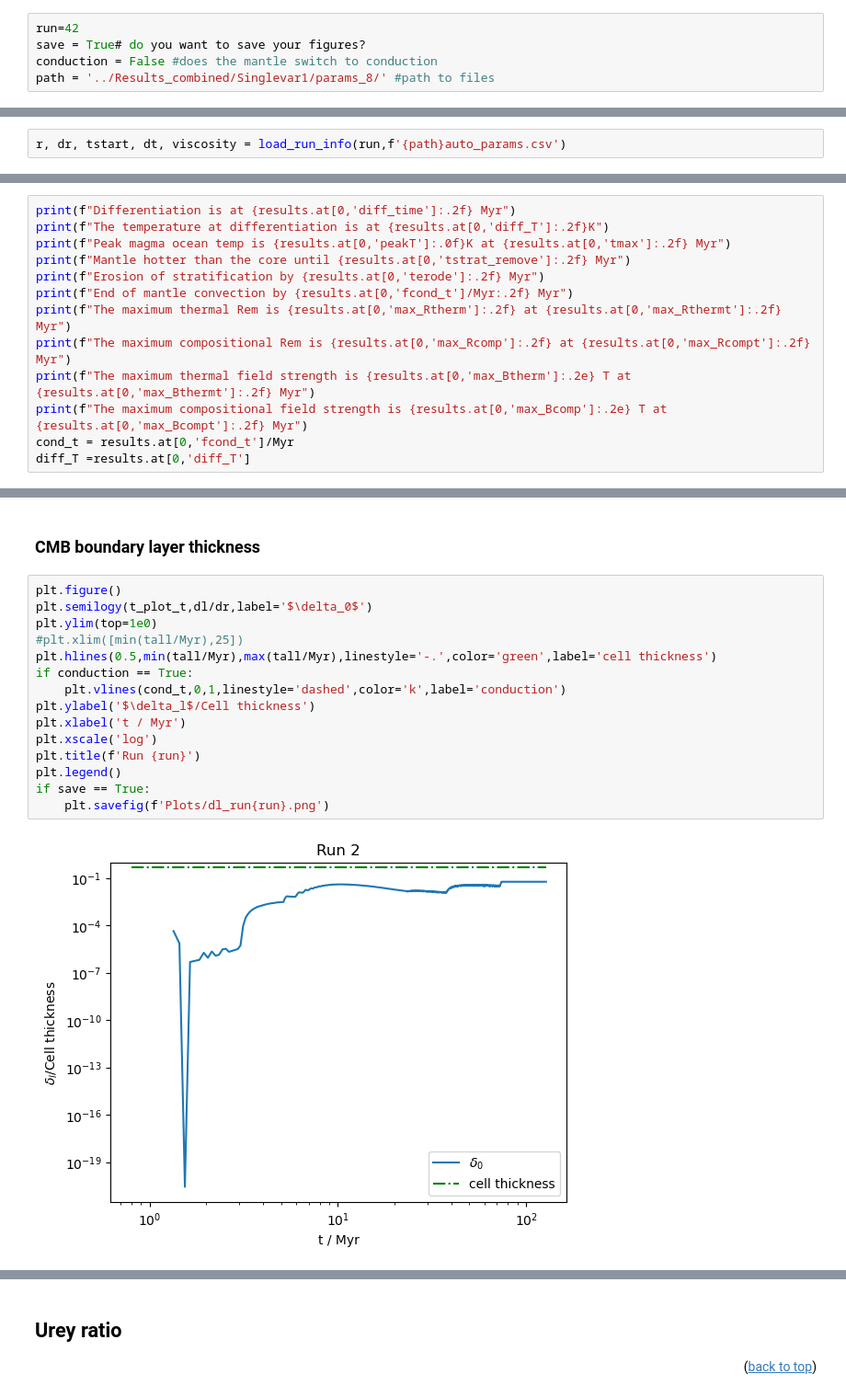
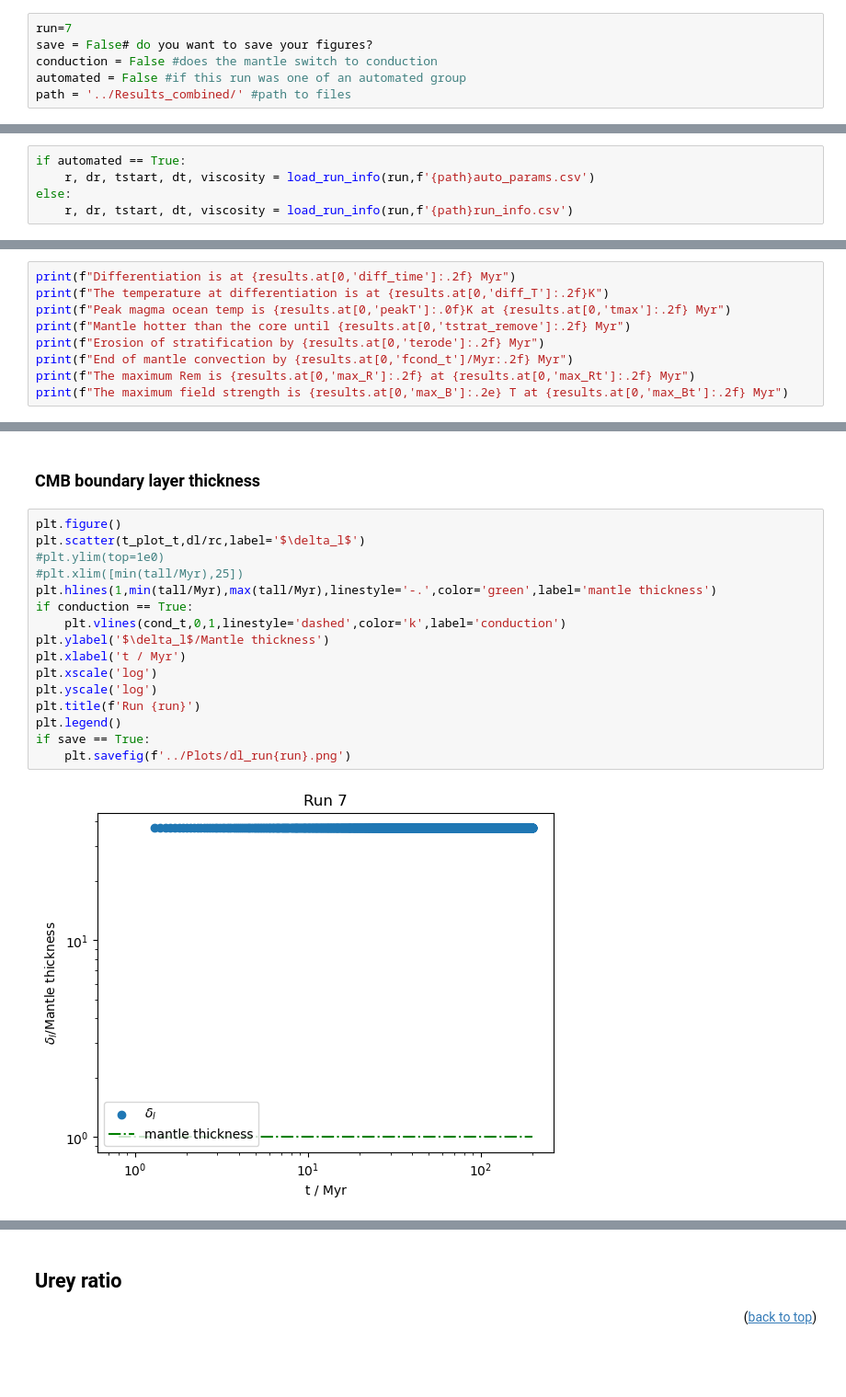
Before and after one commit to Hannah-RS/planetesimal-magnetic-history, a Jupyter notebook: Plotting_scripts/plot_combined.ipynb, the cells around one changed output, grey strips where cells are left out. Shown at 92% size. Cells and saved outputs as stored; diff of their text form; blank space fills up the shorter version.

Commit message:
Updated magnetic field plotting

```diff
--- a/Plotting_scripts/plot_combined.ipynb
+++ b/Plotting_scripts/plot_combined.ipynb
@@ -33,10 +34,11 @@ from plotting_constants import Myr, Tml, Tms
 # %% [markdown]
 Choose run and whether you want to save figure
 # %%
-run=42
-save = True# do you want to save your figures?
+run=7
+save = False# do you want to save your figures?
 conduction = False #does the mantle switch to conduction
-path = '../Results_combined/Singlevar1/params_8/' #path to files
+automated = False #if this run was one of an automated group
+path = '../Results_combined/' #path to files
 # %% [markdown]
 Load npz files for differentiation
 # %%
@@ -95,5 +87,8 @@ Run Info
 # %%
-r, dr, tstart, dt, viscosity = load_run_info(run,f'{path}auto_params.csv')
+if automated == True:
+    r, dr, tstart, dt, viscosity = load_run_info(run,f'{path}auto_params.csv')
+else:
+    r, dr, tstart, dt, viscosity = load_run_info(run,f'{path}run_info.csv')
 # %% [markdown]
 Calculate silicate melt content for thermal evolution
 # %%
@@ -126,11 +121,7 @@ print(f"Peak magma ocean temp is {results.at[0,'peakT']:.0f}K at {results.at[0,'
 print(f"Mantle hotter than the core until {results.at[0,'tstrat_remove']:.2f} Myr")
 print(f"Erosion of stratification by {results.at[0,'terode']:.2f} Myr")
 print(f"End of mantle convection by {results.at[0,'fcond_t']/Myr:.2f} Myr")
-print(f"The maximum thermal Rem is {results.at[0,'max_Rtherm']:.2f} at {results.at[0,'max_Rthermt']:.2f} Myr")
-print(f"The maximum compositional Rem is {results.at[0,'max_Rcomp']:.2f} at {results.at[0,'max_Rcompt']:.2f} Myr")
-print(f"The maximum thermal field strength is {results.at[0,'max_Btherm']:.2e} T at {results.at[0,'max_Bthermt']:.2f} Myr")
-print(f"The maximum compositional field strength is {results.at[0,'max_Bcomp']:.2e} T at {results.at[0,'max_Bcompt']:.2f} Myr")
-cond_t = results.at[0,'fcond_t']/Myr
-diff_T =results.at[0,'diff_T']
+print(f"The maximum Rem is {results.at[0,'max_R']:.2f} at {results.at[0,'max_Rt']:.2f} Myr")
+print(f"The maximum field strength is {results.at[0,'max_B']:.2e} T at {results.at[0,'max_Bt']:.2f} Myr")
 # %% [output]
 Differentiation is at 1.20 Myr
@@ -300,18 +305,19 @@ if save == True:
 ### CMB boundary layer thickness
 # %%
 plt.figure()
-plt.semilogy(t_plot_t,dl/dr,label='$\delta_0$')
-plt.ylim(top=1e0)
+plt.scatter(t_plot_t,dl/rc,label='$\delta_l$')
+#plt.ylim(top=1e0)
 #plt.xlim([min(tall/Myr),25])
-plt.hlines(0.5,min(tall/Myr),max(tall/Myr),linestyle='-.',color='green',label='cell thickness')
+plt.hlines(1,min(tall/Myr),max(tall/Myr),linestyle='-.',color='green',label='mantle thickness')
 if conduction == True:
     plt.vlines(cond_t,0,1,linestyle='dashed',color='k',label='conduction')
-plt.ylabel('$\delta_l$/Cell thickness')
+plt.ylabel('$\delta_l$/Mantle thickness')
 plt.xlabel('t / Myr')
 plt.xscale('log')
+plt.yscale('log')
 plt.title(f'Run {run}')
 plt.legend()
 if save == True:
-    plt.savefig(f'Plots/dl_run{run}.png')
+    plt.savefig(f'../Plots/dl_run{run}.png')
 # %% [output]
-[figure, old version]
+[figure, new version]
```
Also changed, not shown: parts of 28 cells of this notebook.
